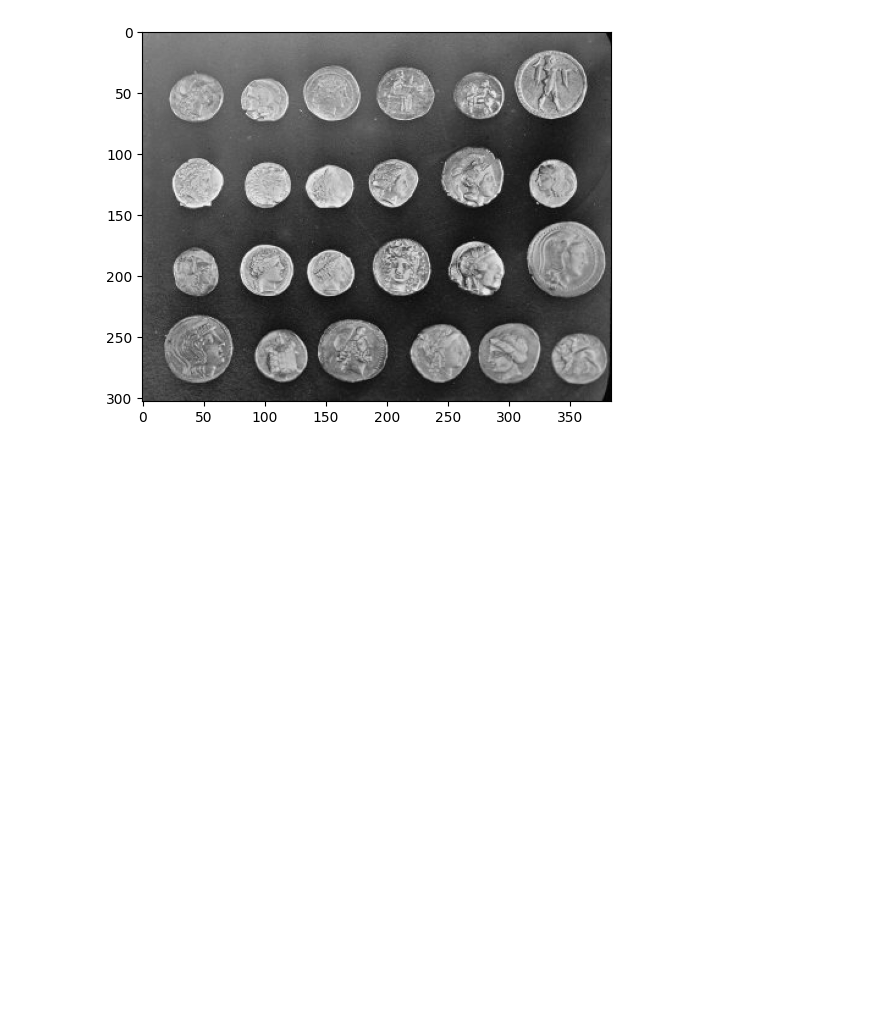
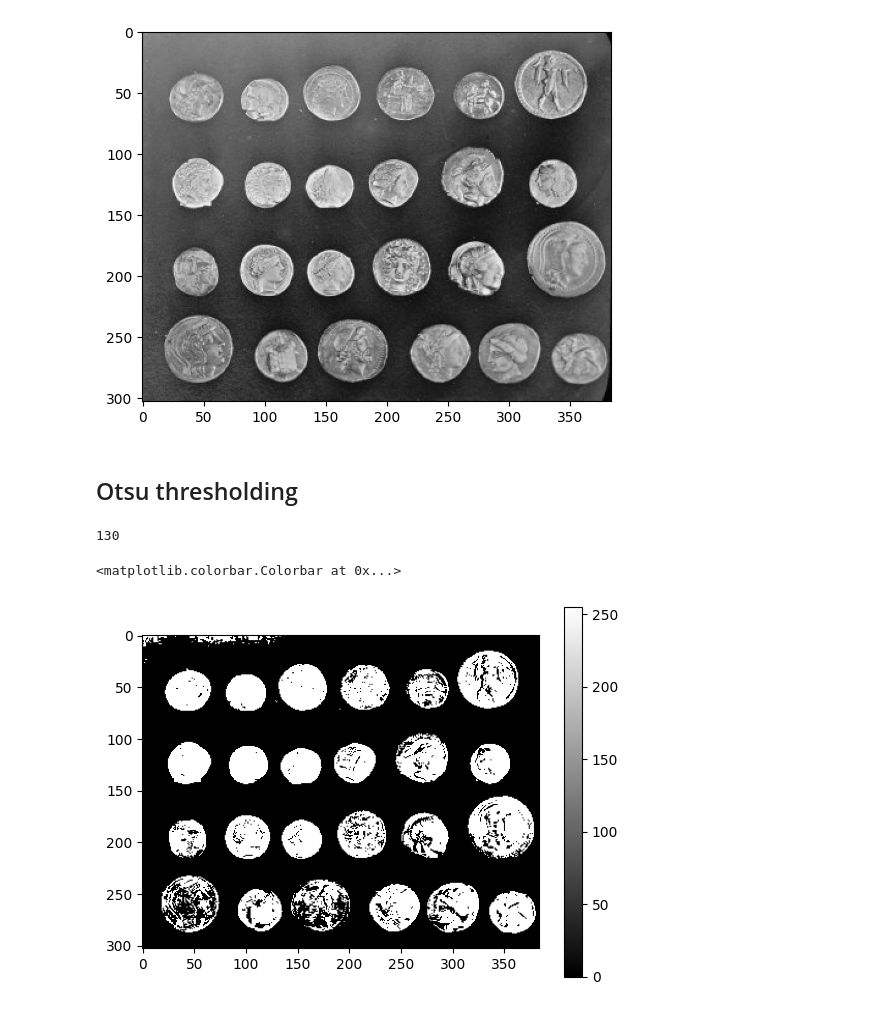
Before and after one commit to Cyrkryta/vision-image-processing, a Jupyter notebook: Assignment-5/assignment5.ipynb, the cells around one changed output. Cells and saved outputs as stored; diff of their text form; code cells hidden in the pictures; blank space fills up the shorter version.

Commit message:
otsu

```diff
--- a/Assignment-5/assignment5.ipynb
+++ b/Assignment-5/assignment5.ipynb
@@ -81,3 +81,5 @@ plt.imshow(test_img, cmap="gray")
 # %% [output]
 <matplotlib.image.AxesImage at 0x...>
 [figure]
+# %% [markdown]
+## Otsu thresholding
@@ -83,0 +135,16 @@ plt.imshow(test_img, cmap="gray")
+# %%
+test_img = cv2.cvtColor(images[1], cv2.COLOR_BGR2GRAY)
+
+#clustering process
+features = get_features(test_img)
+threshold = otsu_thresholding(features)
+print(threshold)
+
+blub, threshed_img = cv2.threshold(test_img, threshold, 255, cv2.THRESH_BINARY)
+
+plt.imshow(threshed_img, cmap="gray")
+plt.colorbar()
+# %% [output]
+130
+<matplotlib.colorbar.Colorbar at 0x...>
+[figure, added]
```
Also changed, not shown: parts of 1 cell of this notebook.
